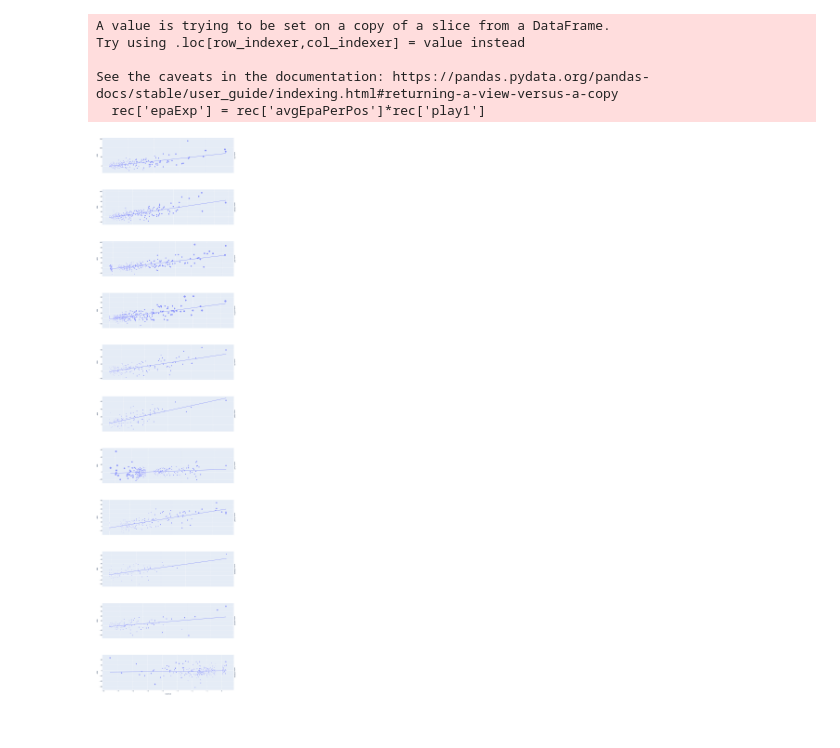
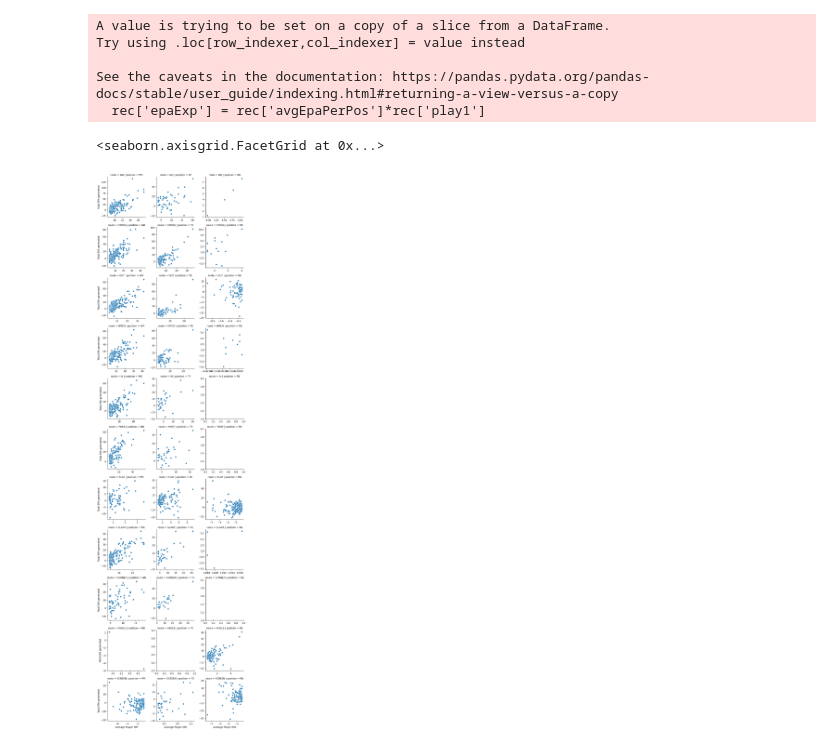
Before and after one commit to ryanblueberry/routes_data, a Jupyter notebook: routes.ipynb, the cells around one changed output. Saved outputs shown, nothing was run; the diff lists cells and outputs as text; code cells hidden in the pictures.

```diff
--- a/routes.ipynb
+++ b/routes.ipynb
@@ -152,17 +152,10 @@ See the caveats in the documentation: https://pandas.pydata.org/pandas-docs/stab
   rec['epaExp'] = rec['avgEpaPerPos']*rec['play1']
 # %%
 rec = rec.reset_index()
-# %%
-fig = px.scatter(rec[rec['route'] != 'WHEEL'], x="epaExp", y="epa", facet_row= 'route',size = 'play1', trendline = 'ols',hover_data = ['receiver_player_name'])
-fig.update_yaxes(matches=None)
-fig.update_xaxes(matches=None)
-fig.update_layout(autosize = True, width = 500, height = 5000,
-                      margin=dict(
-        l=5,
-        r=5,
-        b=5,
-        t=5
-    )
-)
-# %% [output]
-[figure, removed]
+# %%
+g = sns.FacetGrid(rec[rec['route'] != 'WHEEL'], col="position",  row="route", sharex=False,sharey = False)
+g.map(sns.scatterplot, "epaExp", "epa")
+g.set_axis_labels("Average Player EPA", "Total EPA generated")
+# %% [output]
+<seaborn.axisgrid.FacetGrid at 0x...>
+[figure, added]
```
